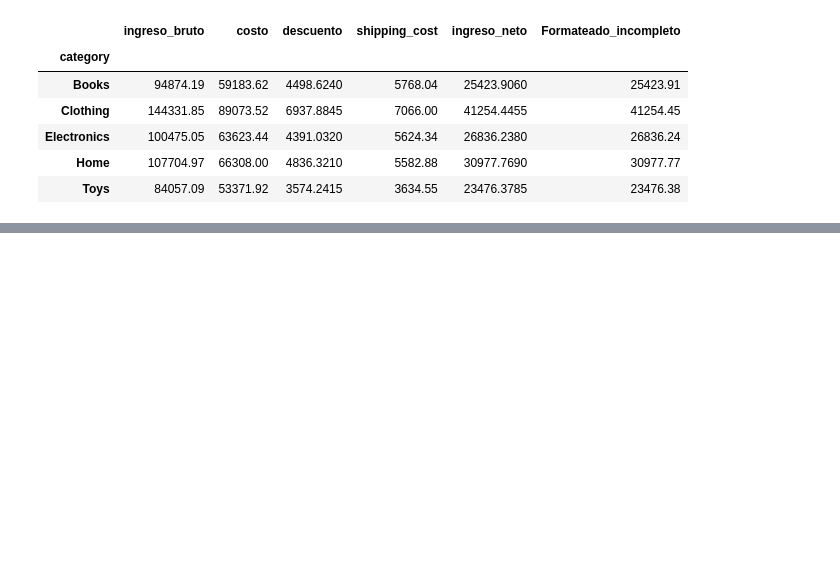
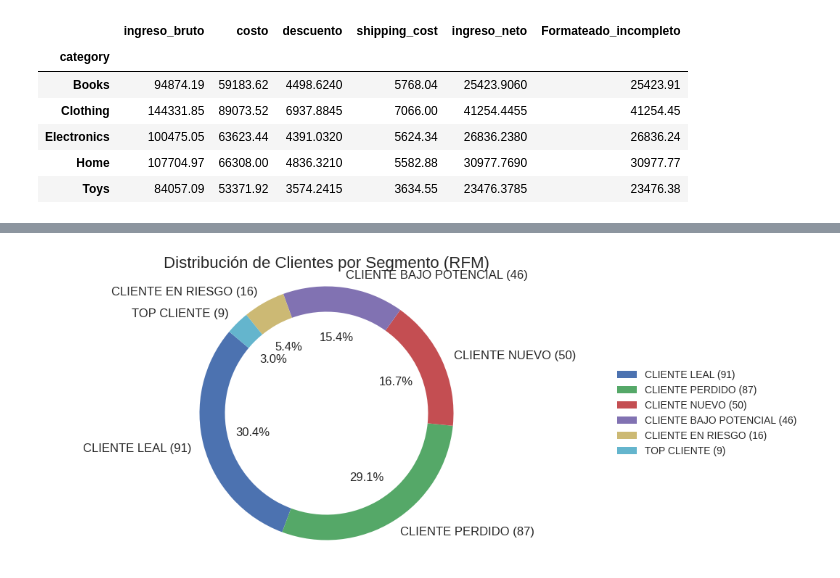
Before and after one commit to developreiloyo/analisis_datos, a Jupyter notebook: Analisis de Rentabilidad/Analisis_rentabilidad.ipynb, the cells around one changed output, grey strips where cells are left out. Saved outputs shown, nothing was run; the diff lists cells and outputs as text; code cells hidden in the pictures; blank space fills up the shorter version.

```diff
--- a/Analisis de Rentabilidad/Analisis_rentabilidad.ipynb
+++ b/Analisis de Rentabilidad/Analisis_rentabilidad.ipynb
@@ -139,0 +210,2 @@ plt.show()
+# %%
+rfm['RFM_puntaje']= rfm['R_puntaje'].astype(str) + rfm['F_puntaje'].astype(str) + rfm['M_puntaje'].astype(str)
@@ -139,0 +221,20 @@ plt.show()
+# %%
+def segmentacion_cliente(rfm):
+    r=int(rfm['R_puntaje'])
+    f=int(rfm['F_puntaje'])
+    m=int(rfm['M_puntaje'])
+
+    if (r == 5) and (f == 5) and (m == 5):
+        return 'TOP CLIENTE'
+    elif r >= 3 and f >= 3 and m >=3:
+        return 'CLIENTE LEAL'
+    elif r >= 4 and  f <= 2:
+        return 'CLIENTE NUEVO'
+    elif r <= 2 and f >= 4:
+        return 'CLIENTE EN RIESGO'
+    elif f <= 2 and m <= 2:
+        return 'CLIENTE PERDIDO'
+    else:
+        return 'CLIENTE BAJO POTENCIAL'
+# %%
+rfm['Clasificar']=rfm.apply(segmentacion_cliente,axis=1)
@@ -139,0 +250,4 @@ plt.show()
+# %%
+resumen_segmentos = rfm['Clasificar'].value_counts().reset_index()
+resumen_segmentos.columns = ['Clasificacion', 'Cantidad']
+dp(resumen_segmentos)
@@ -139,0 +262,17 @@ plt.show()
+# %%
+plt.figure(figsize=(10,5))
+plt.pie(resumen_segmentos['Cantidad'],
+        labels=[f"{label} ({count})" for label, count in zip(resumen_segmentos['Clasificacion'], resumen_segmentos['Cantidad'])],
+        autopct='%1.1f%%',
+        startangle=140,
+        shadow=False,
+        textprops={'fontsize': 12},
+        wedgeprops={'width':0.2}
+)
+
+plt.title('Distribución de Clientes por Segmento (RFM)', fontsize=16)
+plt.legend(loc='center left', bbox_to_anchor=(1.0, 0.5), fontsize=10)
+plt.axis('equal')
+plt.show()
+# %% [output]
+[figure, added]
```
Also changed, not shown: parts of 75 cells of this notebook, 1 other file.
